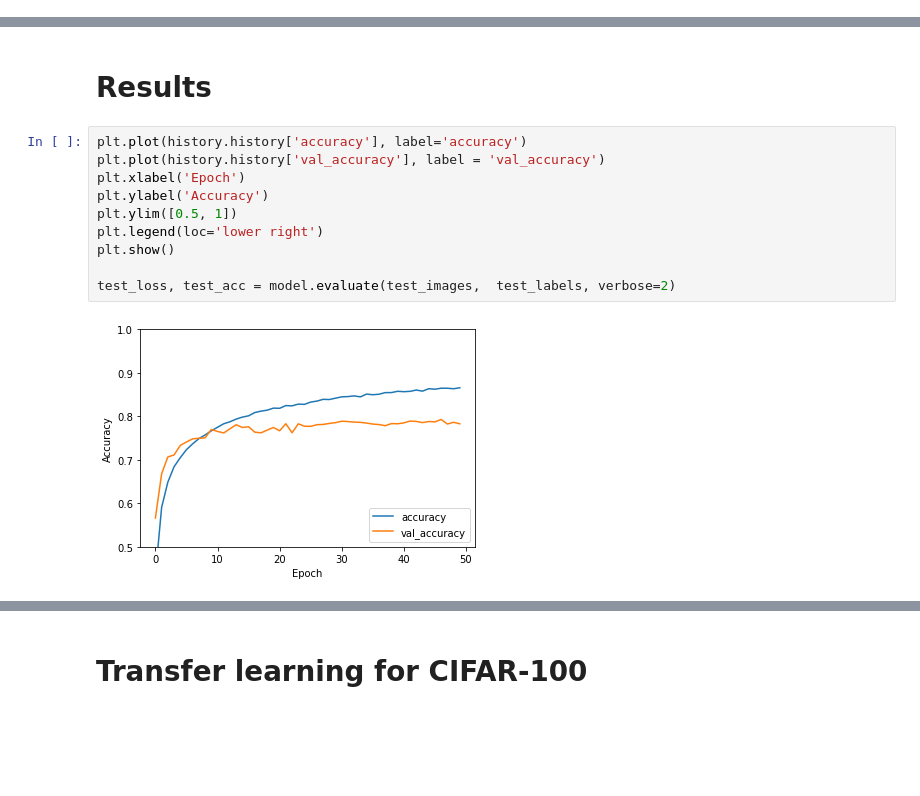
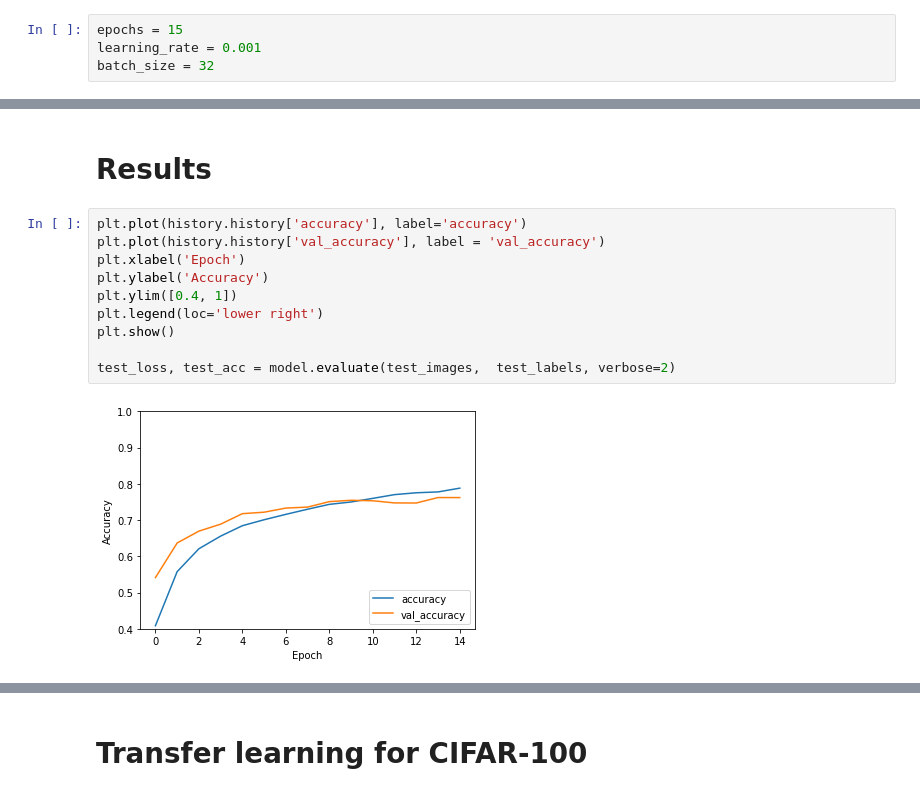
Before and after one commit to ujnomw/neural-networks, a Jupyter notebook: cnn_cifar.ipynb, the cells around one changed output, grey strips where cells are left out. Saved outputs shown, nothing was run; the diff lists cells and outputs as text; blank space fills up the shorter version.

```diff
--- a/cnn_cifar.ipynb
+++ b/cnn_cifar.ipynb
@@ -104,5 +89,9 @@ batch_size = 32
 # %% [markdown]
 # Run model
+# %%
+epochs = 15
+learning_rate = 0.001
+batch_size = 32
 # %%
 model.compile(optimizer=tf.keras.optimizers.Adam(learning_rate=learning_rate) ,loss=tf.keras.losses.SparseCategoricalCrossentropy(from_logits=True), metrics=['accuracy'])
 
@@ -131,12 +119,12 @@ KeyboardInterrupt:
 # %%
 plt.plot(history.history['accuracy'], label='accuracy')
 plt.plot(history.history['val_accuracy'], label = 'val_accuracy')
 plt.xlabel('Epoch')
 plt.ylabel('Accuracy')
-plt.ylim([0.5, 1])
+plt.ylim([0.4, 1])
 plt.legend(loc='lower right')
 plt.show()
 
 test_loss, test_acc = model.evaluate(test_images,  test_labels, verbose=2)
 # %% [output]
-[figure, old version]
+[figure, new version]
```
Also changed, not shown: parts of 25 cells of this notebook.
